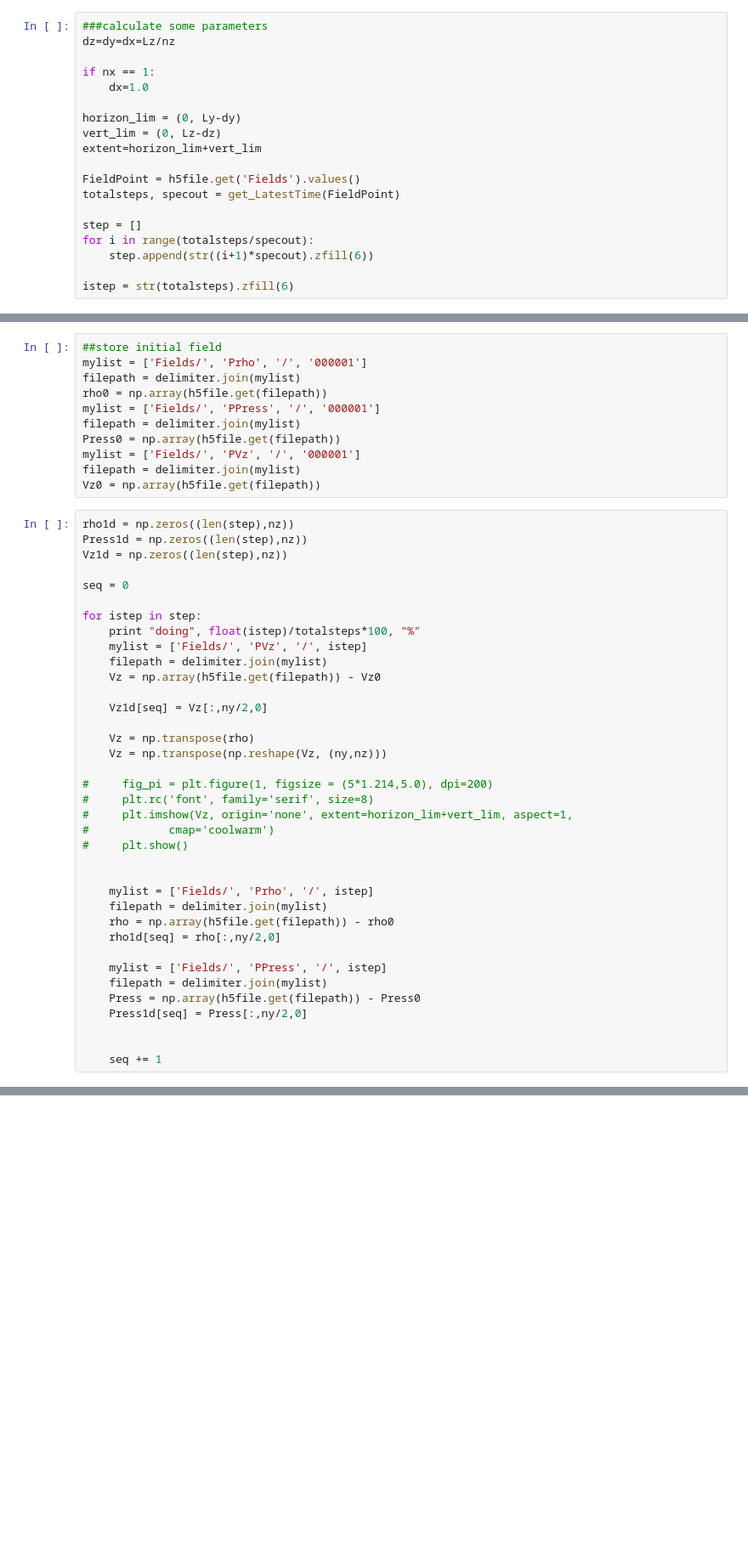
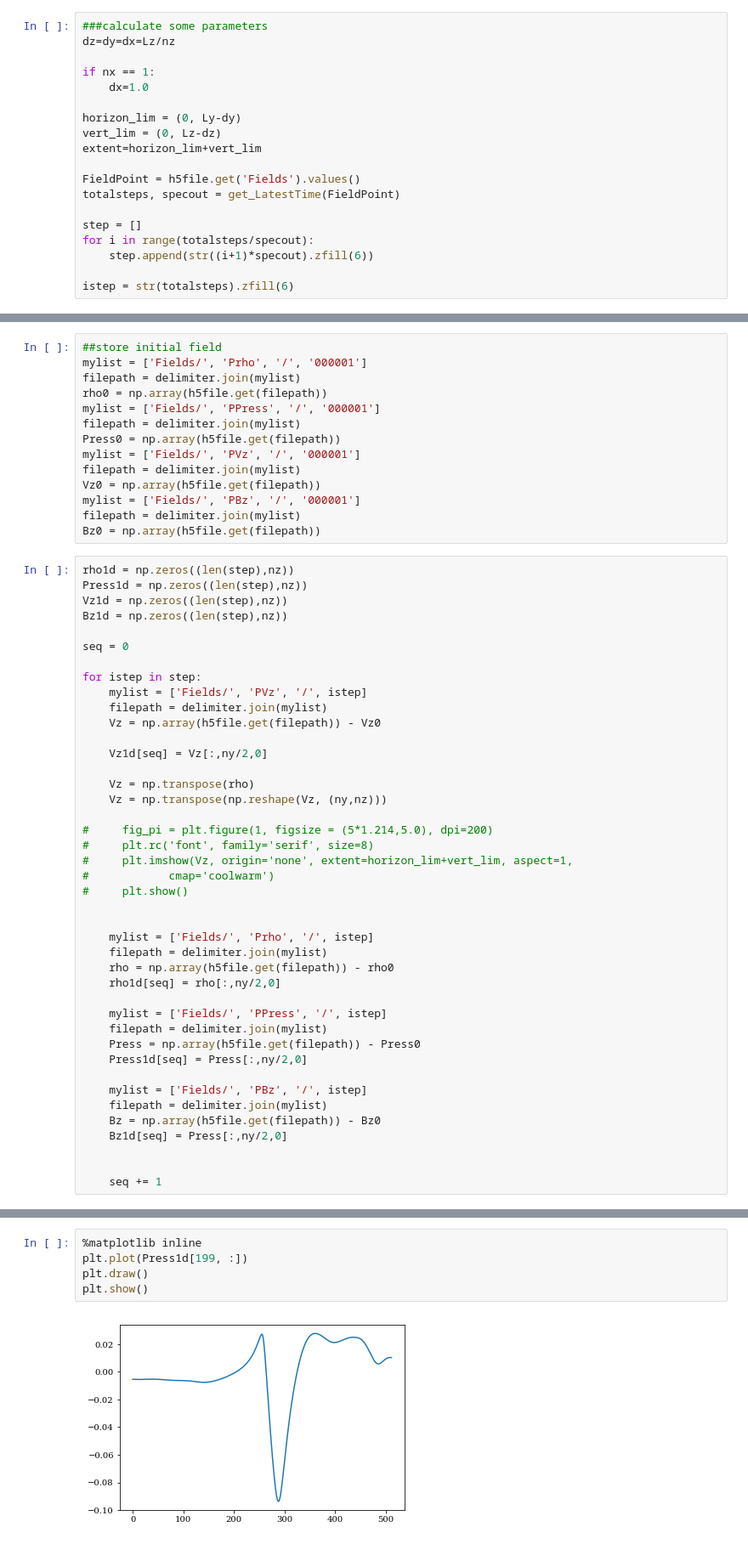
Before and after one commit to xinbian/RTMixEnstrophy, a Jupyter notebook: waveVis.ipynb, the cells around one changed output, grey strips where cells are left out. Shown at 85% size. Saved outputs shown, nothing was run; the diff lists cells and outputs as text; blank space fills up the shorter version.

```diff
--- a/waveVis.ipynb
+++ b/waveVis.ipynb
@@ -67,15 +67,18 @@ Press0 = np.array(h5file.get(filepath))
 mylist = ['Fields/', 'PVz', '/', '000001']
 filepath = delimiter.join(mylist)
 Vz0 = np.array(h5file.get(filepath))
+mylist = ['Fields/', 'PBz', '/', '000001']
+filepath = delimiter.join(mylist)
+Bz0 = np.array(h5file.get(filepath))
 # %%
 rho1d = np.zeros((len(step),nz))
 Press1d = np.zeros((len(step),nz))
 Vz1d = np.zeros((len(step),nz))
+Bz1d = np.zeros((len(step),nz))
 
 seq = 0
 
 for istep in step:
-    print "doing", float(istep)/totalsteps*100, "%"
     mylist = ['Fields/', 'PVz', '/', istep]
     filepath = delimiter.join(mylist)
     Vz = np.array(h5file.get(filepath)) - Vz0
@@ -102,5 +105,10 @@ for istep in step:
     Press = np.array(h5file.get(filepath)) - Press0
     Press1d[seq] = Press[:,ny/2,0]
 
+    mylist = ['Fields/', 'PBz', '/', istep]
+    filepath = delimiter.join(mylist)
+    Bz = np.array(h5file.get(filepath)) - Bz0
+    Bz1d[seq] = Press[:,ny/2,0]
+
 
     seq += 1
@@ -171,0 +185,7 @@ plt.show()
+# %%
+%matplotlib inline
+plt.plot(Press1d[199, :])
+plt.draw()
+plt.show()
+# %% [output]
+[figure, added]
```
Also changed, not shown: parts of 8 cells of this notebook, 1 other file.
